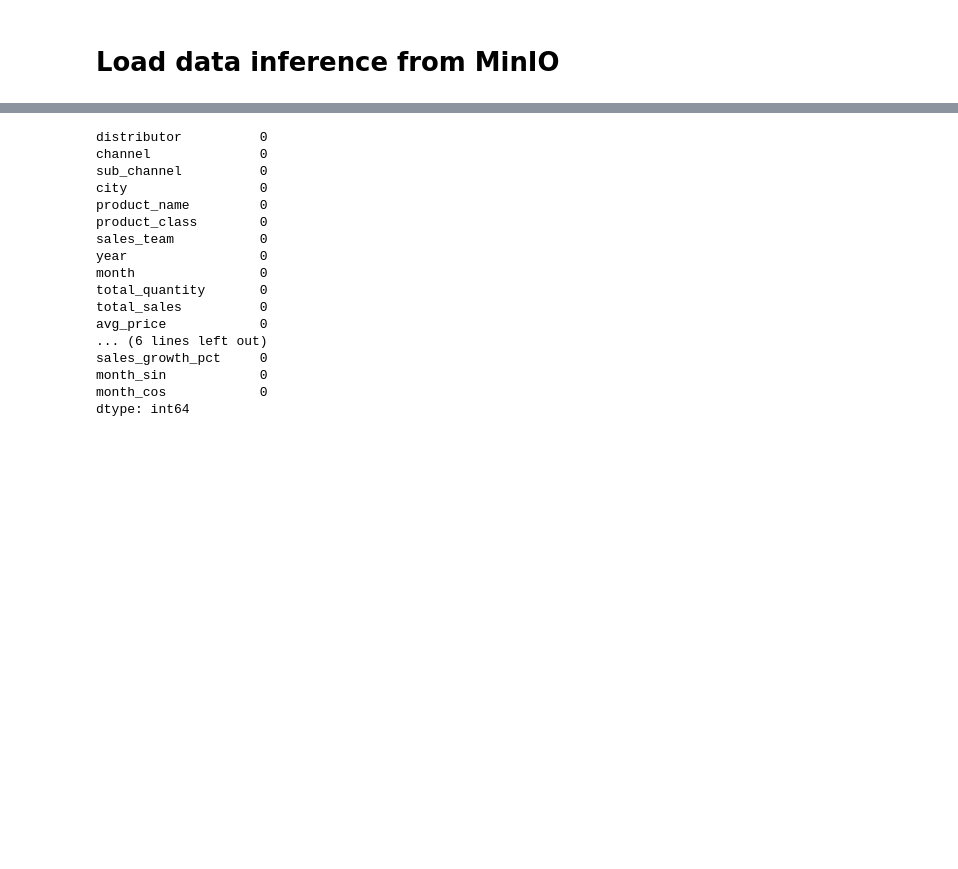
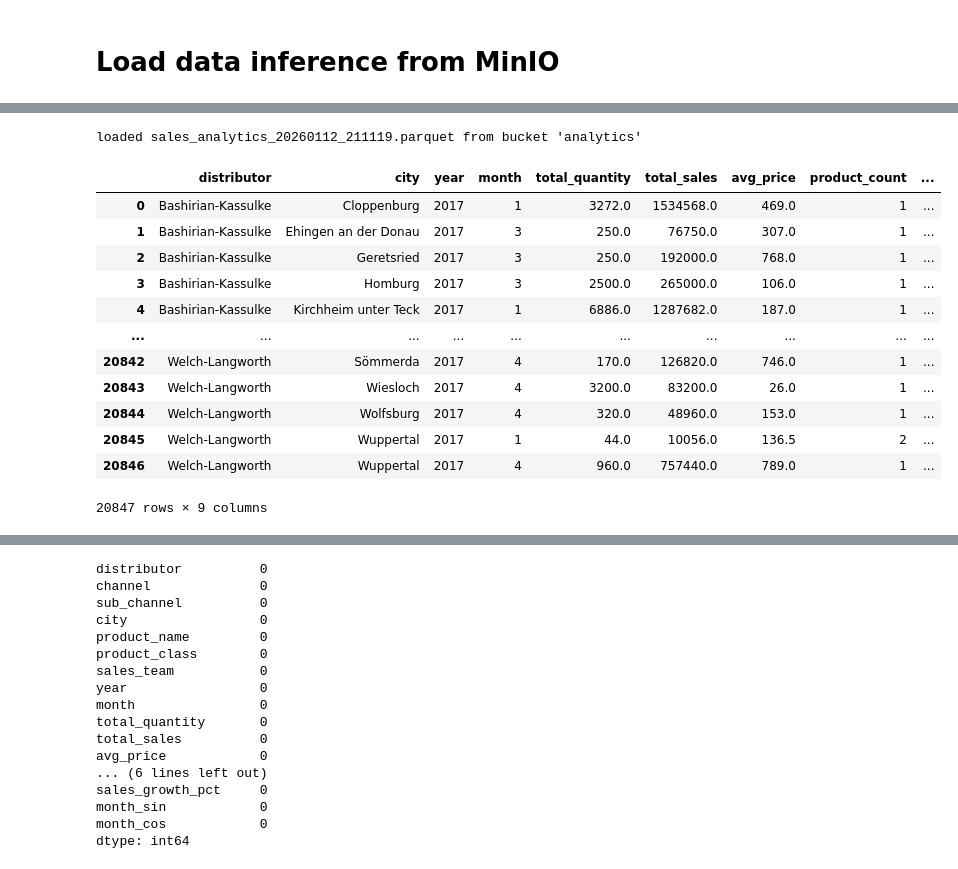
Before and after one commit to Mipjeiger/mini-project-pharmacy-business-engineering-end-to-end, a Jupyter notebook: notebooks/minio.ipynb, the cells around one changed output, grey strips where cells are left out. Cells and saved outputs as stored; diff of their text form; code cells hidden in the pictures; blank space fills up the shorter version.

```diff
--- a/notebooks/minio.ipynb
+++ b/notebooks/minio.ipynb
@@ -60,0 +97,17 @@ loaded sales_feature_20260111_235006.parquet from bucket 'gold'
+# %%
+load_from_minio("analytics")
+# %% [output]
+loaded sales_analytics_20260112_211119.parquet from bucket 'analytics'
+|  | distributor | city | year | month | total_quantity | total_sales | avg_price | product_count | ... |
+| 0 | Bashirian-Kassulke | Cloppenburg | 2017 | 1 | 3272.0 | 1534568.0 | 469.0 | 1 | ... |
+| 1 | Bashirian-Kassulke | Ehingen an der Donau | 2017 | 3 | 250.0 | 76750.0 | 307.0 | 1 | ... |
+| 2 | Bashirian-Kassulke | Geretsried | 2017 | 3 | 250.0 | 192000.0 | 768.0 | 1 | ... |
+| 3 | Bashirian-Kassulke | Homburg | 2017 | 3 | 2500.0 | 265000.0 | 106.0 | 1 | ... |
+| 4 | Bashirian-Kassulke | Kirchheim unter Teck | 2017 | 1 | 6886.0 | 1287682.0 | 187.0 | 1 | ... |
+| ... | ... | ... | ... | ... | ... | ... | ... | ... | ... |
+| 20842 | Welch-Langworth | Sömmerda | 2017 | 4 | 170.0 | 126820.0 | 746.0 | 1 | ... |
+| 20843 | Welch-Langworth | Wiesloch | 2017 | 4 | 3200.0 | 83200.0 | 26.0 | 1 | ... |
+| 20844 | Welch-Langworth | Wolfsburg | 2017 | 4 | 320.0 | 48960.0 | 153.0 | 1 | ... |
+| 20845 | Welch-Langworth | Wuppertal | 2017 | 1 | 44.0 | 10056.0 | 136.5 | 2 | ... |
+| 20846 | Welch-Langworth | Wuppertal | 2017 | 4 | 960.0 | 757440.0 | 789.0 | 1 | ... |
+20847 rows × 9 columns
```
Also changed, not shown: parts of 8 cells of this notebook, 3 other files.
